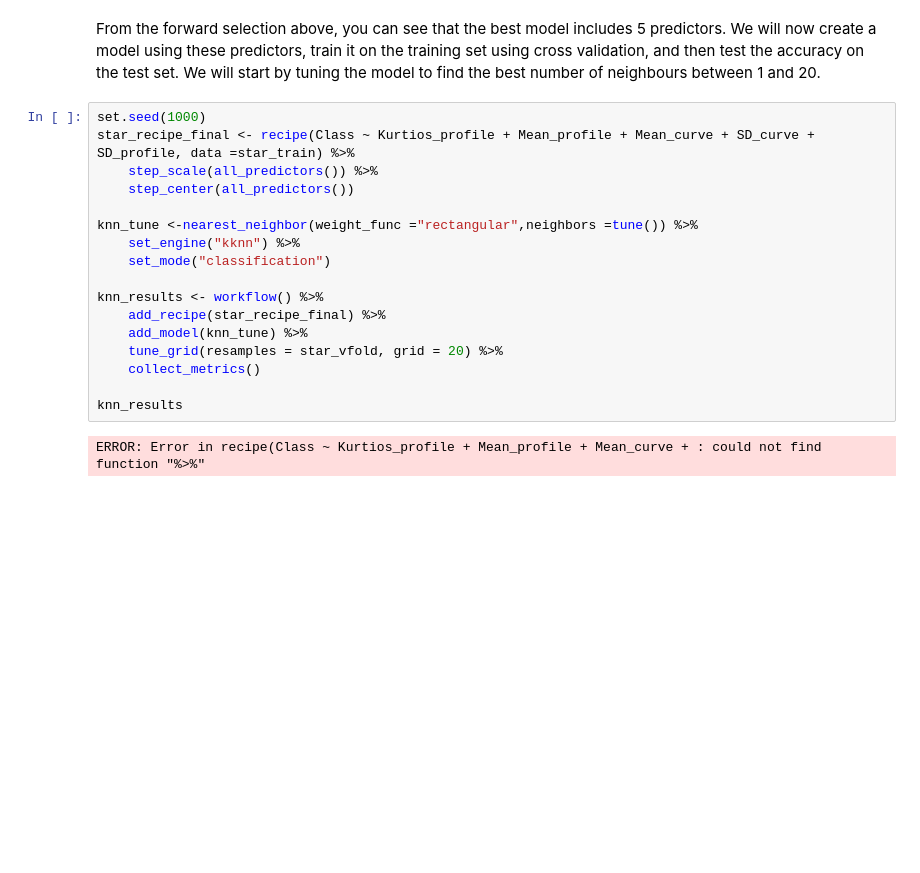
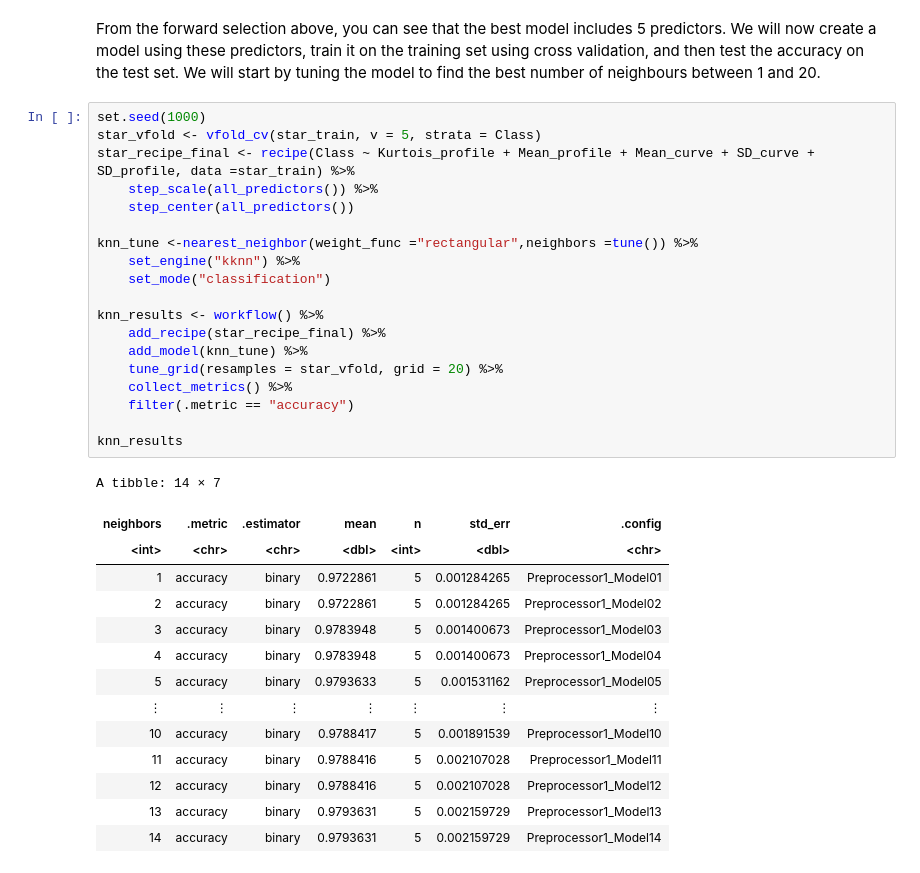
Before and after one commit to AndreasThrane/Group_103_project, a Jupyter notebook: Group_Report.ipynb, the cells around one changed output. Saved outputs shown, nothing was run; the diff lists cells and outputs as text; blank space fills up the shorter version.

```diff
--- a/Group_Report.ipynb
+++ b/Group_Report.ipynb
@@ -235,20 +235,35 @@ accuracies
 From the forward selection above, you can see that the best model includes 5 predictors. We will now create a model using these predictors, train it on the training set using cross validation, and then test the accuracy on the test set. We will start by tuning the model to find the best number of neighbours between 1 and 20.
 # %%
 set.seed(1000)
-star_recipe_final <- recipe(Class ~ Kurtios_profile + Mean_profile + Mean_curve + SD_curve + SD_profile, data =star_train) %>%
+star_vfold <- vfold_cv(star_train, v = 5, strata = Class)
+star_recipe_final <- recipe(Class ~ Kurtois_profile + Mean_profile + Mean_curve + SD_curve + SD_profile, data =star_train) %>%
     step_scale(all_predictors()) %>%
     step_center(all_predictors())
 
 knn_tune <-nearest_neighbor(weight_func ="rectangular",neighbors =tune()) %>%
     set_engine("kknn") %>%
     set_mode("classification")
 
 knn_results <- workflow() %>%
     add_recipe(star_recipe_final) %>%
     add_model(knn_tune) %>%
     tune_grid(resamples = star_vfold, grid = 20) %>%
-    collect_metrics()
+    collect_metrics() %>%
+    filter(.metric == "accuracy")
 
 knn_results
 # %% [output]
-ERROR: Error in recipe(Class ~ Kurtios_profile + Mean_profile + Mean_curve + : could not find function "%>%"
+A tibble: 14 × 7
+| neighbors | .metric | .estimator | mean | n | std_err | .config |
+| <int> | <chr> | <chr> | <dbl> | <int> | <dbl> | <chr> |
+| 1 | accuracy | binary | 0.9722861 | 5 | 0.001284265 | Preprocessor1_Model01 |
+| 2 | accuracy | binary | 0.9722861 | 5 | 0.001284265 | Preprocessor1_Model02 |
+| 3 | accuracy | binary | 0.9783948 | 5 | 0.001400673 | Preprocessor1_Model03 |
+| 4 | accuracy | binary | 0.9783948 | 5 | 0.001400673 | Preprocessor1_Model04 |
+| 5 | accuracy | binary | 0.9793633 | 5 | 0.001531162 | Preprocessor1_Model05 |
+| ⋮ | ⋮ | ⋮ | ⋮ | ⋮ | ⋮ | ⋮ |
+| 10 | accuracy | binary | 0.9788417 | 5 | 0.001891539 | Preprocessor1_Model10 |
+| 11 | accuracy | binary | 0.9788416 | 5 | 0.002107028 | Preprocessor1_Model11 |
+| 12 | accuracy | binary | 0.9788416 | 5 | 0.002107028 | Preprocessor1_Model12 |
+| 13 | accuracy | binary | 0.9793631 | 5 | 0.002159729 | Preprocessor1_Model13 |
+| 14 | accuracy | binary | 0.9793631 | 5 | 0.002159729 | Preprocessor1_Model14 |
```
Also changed, not shown: parts of 2 cells of this notebook.
